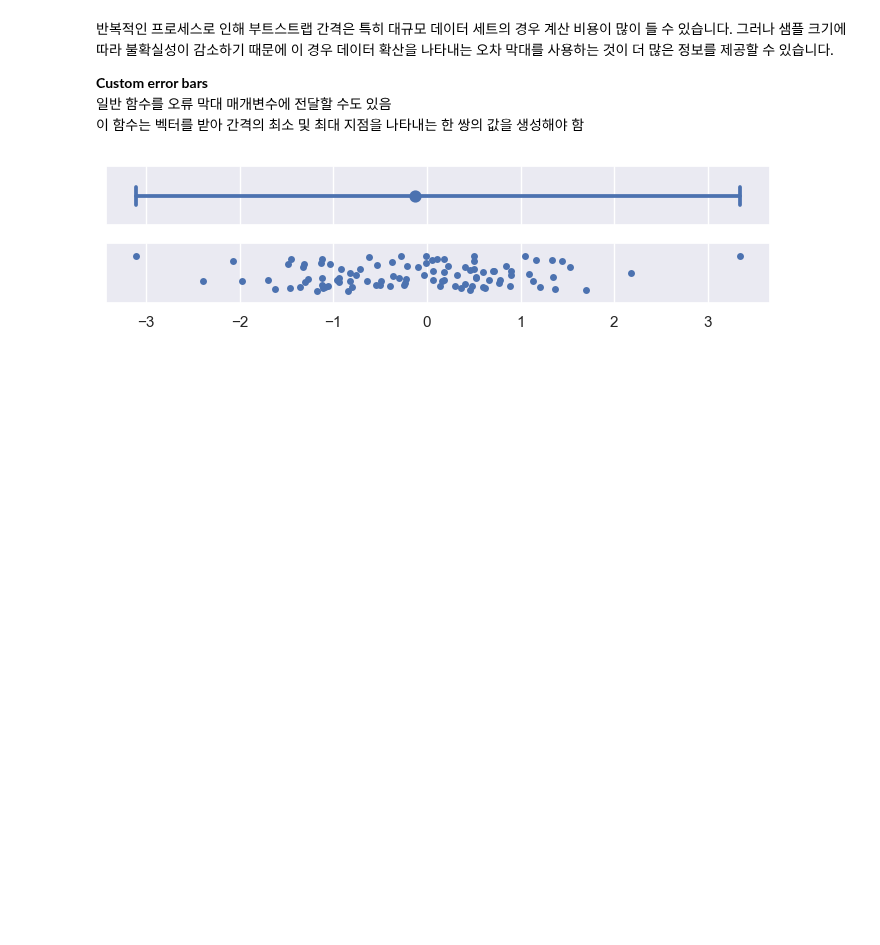
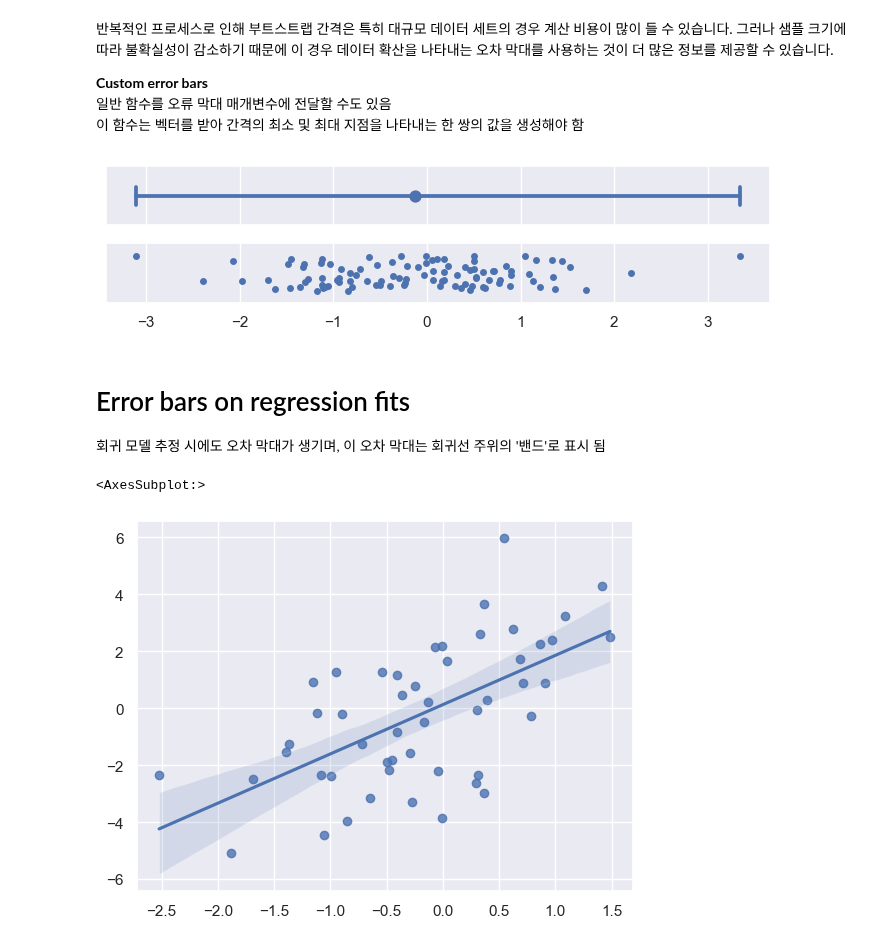
Before and after one commit to jhwn533/Pallet-Town, a Jupyter notebook: Seaborn_Tutorial/Statistical estimation and error bars.ipynb, the cells around one changed output. Cells and saved outputs as stored; diff of their text form; code cells hidden in the pictures; blank space fills up the shorter version.

Commit message:
Finish Statistical estimation and error bars.ipynb

```diff
--- a/Seaborn_Tutorial/Statistical estimation and error bars.ipynb
+++ b/Seaborn_Tutorial/Statistical estimation and error bars.ipynb
@@ -139,3 +139,15 @@ plot_errorbars("ci", n_boot=5000, seed=10)
 plot_errorbars(lambda x: (x.min(), x.max()))
 # %% [output]
 [figure]
+# %% [markdown]
+# Error bars on regression fits
+
+회귀 모델 추정 시에도 오차 막대가 생기며, 이 오차 막대는 회귀선 주위의 '밴드'로 표시 됨
+# %%
+#현재 회귀선의 오차막대는 `ci =`의 파라미터 값으로 설정된 구간만 표시됨(유연성 낮음)
+x = np.random.normal(0, 1, 50)
+y = x * 2 + np.random.normal(0, 2, size=x.size)
+sns.regplot(x=x, y=y)
+# %% [output]
+<AxesSubplot:>
+[figure, added]
```
Also changed, not shown: parts of 1 cell of this notebook.
